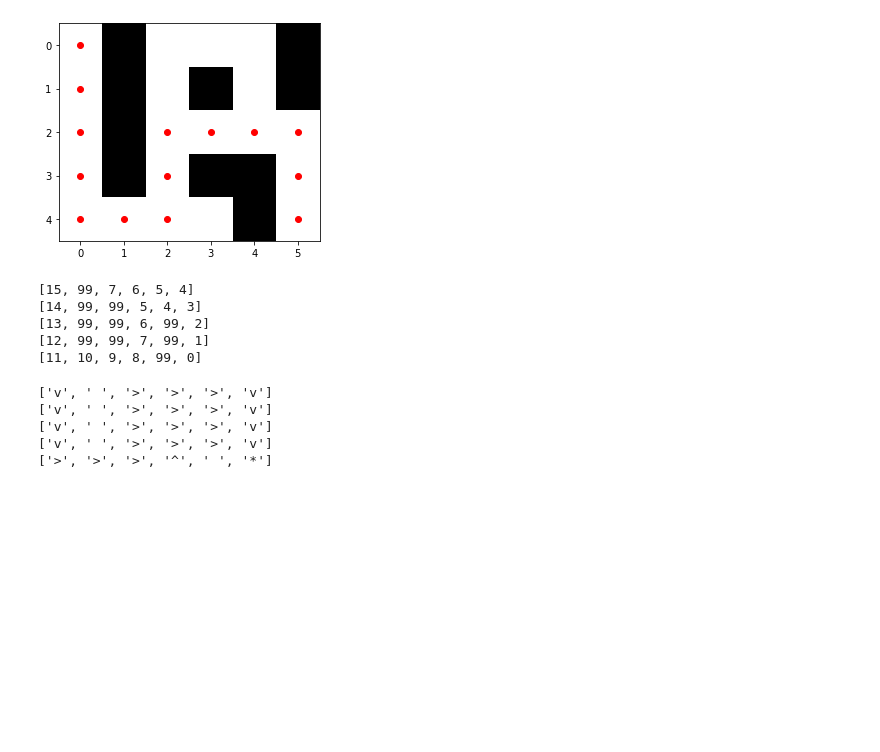
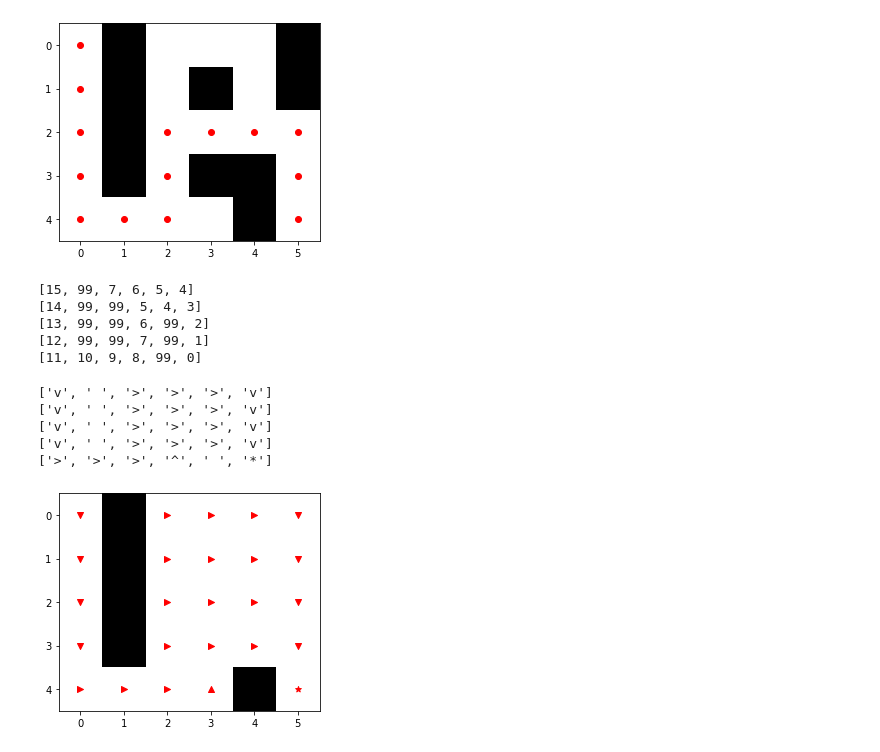
Before and after one commit to kamilgultekin/Artificial-Intelligence-for-Robotics, a Jupyter notebook: 4.MotionPlanning/Learning/quiz.ipynb, the cells around one changed output. Drawn from its saved outputs; the diff is of its cells as text; code cells hidden in the pictures; blank space fills up the shorter version.

```diff
--- a/4.MotionPlanning/Learning/quiz.ipynb
+++ b/4.MotionPlanning/Learning/quiz.ipynb
@@ -665,3 +665,17 @@ for line in optimum_policy(grid, goal, cost):
 ['v', ' ', '>', '>', '>', 'v']
 ['v', ' ', '>', '>', '>', 'v']
 ['>', '>', '>', '^', ' ', '*']
+# %%
+# Visualization function
+def visualize_policy(grid, policy):
+    plt.imshow(grid, cmap='Greys')
+    for i in range(len(policy)):
+        for j in range(len(policy[0])):
+            pol = policy[i][j]
+            plt.scatter(j, i, c='r', marker=f'{pol}')
+    plt.show()
+
+policy = optimum_policy(grid, goal, cost)
+visualize_policy(grid, policy)
+# %% [output]
+[figure, added]
```
Also changed, not shown: parts of 1 cell of this notebook, 1 other file.
